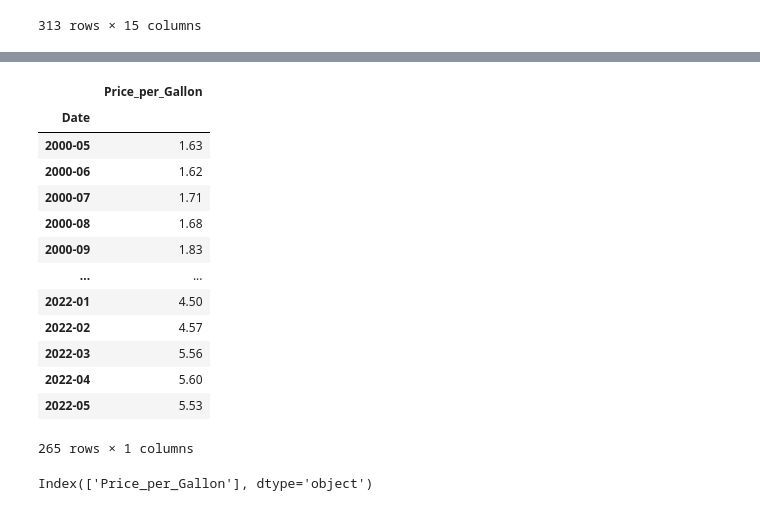
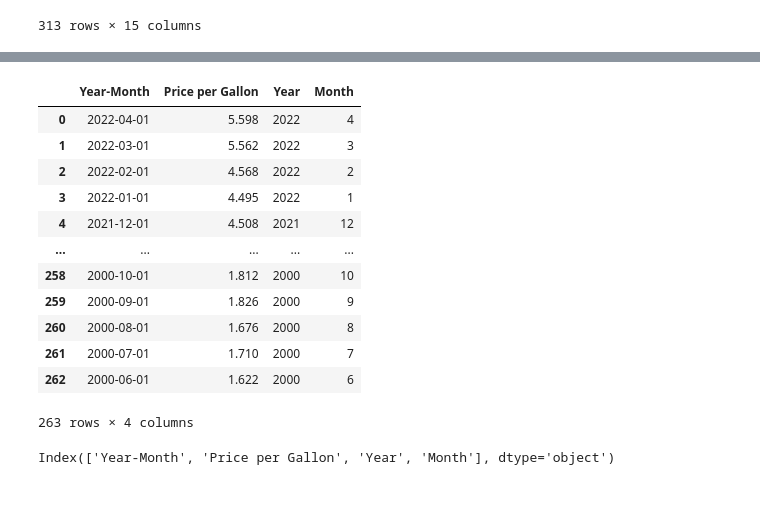
Before and after one commit to FIRE-Phoebe/Gas_Price_analysis, a Jupyter notebook: weekly_to_monthly_df.ipynb, the cells around one changed output, grey strips where cells are left out. Drawn from its saved outputs; the diff is of its cells as text; code cells hidden in the pictures.

```diff
--- a/weekly_to_monthly_df.ipynb
+++ b/weekly_to_monthly_df.ipynb
@@ -314,22 +220,22 @@ cali_all_form_retail_gas_price_per_month
-# %%
-cali_all_form_retail_gas_price_per_month = cali_all_form_retail_gas_price_per_month.round(2)
-cali_all_form_retail_gas_price_per_month
-# %% [output]
-|  | Price_per_Gallon |
-| Date |  |
-| 2000-05 | 1.63 |
-| 2000-06 | 1.62 |
-| 2000-07 | 1.71 |
-| 2000-08 | 1.68 |
-| 2000-09 | 1.83 |
-| ... | ... |
-| 2022-01 | 4.50 |
-| 2022-02 | 4.57 |
-| 2022-03 | 5.56 |
-| 2022-04 | 5.60 |
-| 2022-05 | 5.53 |
-265 rows × 1 columns
+# %%
+cali_all_form_retail_gas_prices_df['Year'] = cali_all_form_retail_gas_prices_df['Year-Month'].dt.year
+cali_all_form_retail_gas_prices_df['Month'] = cali_all_form_retail_gas_prices_df['Year-Month'].dt.month
+cali_all_form_retail_gas_prices_df
+# %% [output]
+|  | Year-Month | Price per Gallon | Year | Month |
+| 0 | 2022-04-01 | 5.598 | 2022 | 4 |
+| 1 | 2022-03-01 | 5.562 | 2022 | 3 |
+| 2 | 2022-02-01 | 4.568 | 2022 | 2 |
+| 3 | 2022-01-01 | 4.495 | 2022 | 1 |
+| 4 | 2021-12-01 | 4.508 | 2021 | 12 |
+| ... | ... | ... | ... | ... |
+| 258 | 2000-10-01 | 1.812 | 2000 | 10 |
+| 259 | 2000-09-01 | 1.826 | 2000 | 9 |
+| 260 | 2000-08-01 | 1.676 | 2000 | 8 |
+| 261 | 2000-07-01 | 1.710 | 2000 | 7 |
+| 262 | 2000-06-01 | 1.622 | 2000 | 6 |
+263 rows × 4 columns
 # %%
-cali_all_form_retail_gas_price_per_month.columns
+cali_all_form_retail_gas_prices_df.columns
 # %% [output]
-Index(['Price_per_Gallon'], dtype='object')
+Index(['Year-Month', 'Price per Gallon', 'Year', 'Month'], dtype='object')
```
Also changed, not shown: parts of 24 cells of this notebook, 6 other files.
